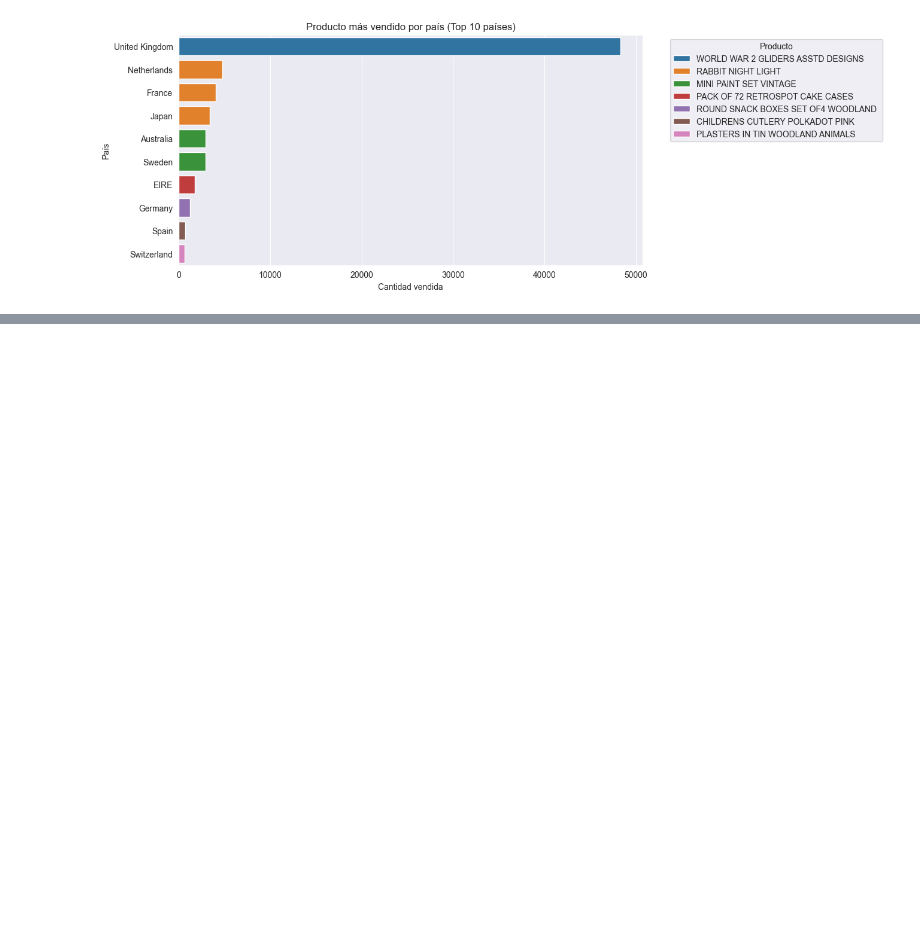
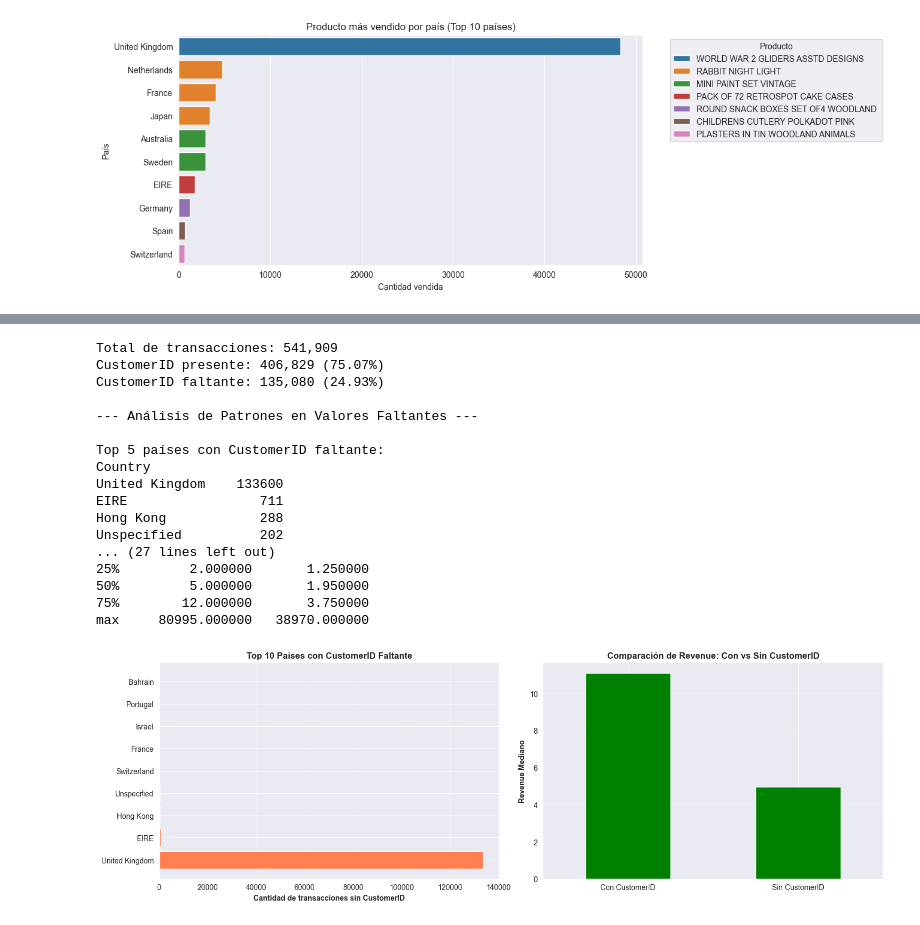
Before and after one commit to Metodologia-para-Data-Science-Grupo-1/FinalProject-MDS, a Jupyter notebook: notebook/mds-group1-notebook.ipynb, the cells around one changed output, grey strips where cells are left out. Saved outputs shown, nothing was run; the diff lists cells and outputs as text; code cells hidden in the pictures; blank space fills up the shorter version.

```diff
--- a/notebook/mds-group1-notebook.ipynb
+++ b/notebook/mds-group1-notebook.ipynb
@@ -208,0 +207,77 @@ df_cleaned['Quantity'] = df_cleaned['Quantity'].apply(lambda x: median_quantity
+# %%
+# Análisis de CustomerID faltante
+
+total_rows = len(df)
+missing_customerid = df['CustomerID'].isna().sum()
+present_customerid = df['CustomerID'].notna().sum()
+
+print(f"\nTotal de transacciones: {total_rows:,}")
+print(f"CustomerID presente: {present_customerid:,} ({present_customerid/total_rows*100:.2f}%)")
+print(f"CustomerID faltante: {missing_customerid:,} ({missing_customerid/total_rows*100:.2f}%)")
+
+# Analizar si hay patrones en los valores faltantes
+print("\n--- Análisis de Patrones en Valores Faltantes ---")
+
+# ¿Los valores faltantes están relacionados con ciertos países?
+missing_by_country = df[df['CustomerID'].isna()].groupby('Country').size().sort_values(ascending=False)
+print(f"\nTop 5 países con CustomerID faltante:")
+print(missing_by_country.head())
+
+# ¿Hay relación con el tipo de factura?
+df['InvoiceType'] = df['InvoiceNo'].astype(str).str[0]
+missing_by_invoice = df[df['CustomerID'].isna()].groupby('InvoiceType').size()
+print(f"\nCustomerID faltante por tipo de factura:")
+print(missing_by_invoice)
+
+# ¿Hay relación con valores de compra?
+print(f"\nEstadísticas de transacciones SIN CustomerID:")
+print(df[df['CustomerID'].isna()][['Quantity', 'UnitPrice']].describe())
+
+print(f"\nEstadísticas de transacciones CON CustomerID:")
+print(df[df['CustomerID'].notna()][['Quantity', 'UnitPrice']].describe())
+
+# Visualización de patrones
+fig, axes = plt.subplots(1, 2, figsize=(15, 5))
+
+# Distribución de CustomerID faltante por país
+top_missing_countries = missing_by_country.head(10)
+axes[0].barh(range(len(top_missing_countries)), top_missing_countries.values, color='coral')
+axes[0].set_yticks(range(len(top_missing_countries)))
+axes[0].set_yticklabels(top_missing_countries.index)
+axes[0].set_xlabel('Cantidad de transacciones sin CustomerID', fontweight='bold')
+axes[0].set_title('Top 10 Países con CustomerID Faltante', fontweight='bold')
+axes[0].grid(axis='x', alpha=0.3)
+
+# Comparación de Revenue con/sin CustomerID
+df['Revenue'] = df['Quantity'] * df['UnitPrice']
+revenue_comparison = pd.DataFrame({
+    'Con CustomerID': [df[df['CustomerID'].notna()]['Revenue'].median()],
+    'Sin CustomerID': [df[df['CustomerID'].isna()]['Revenue'].median()]
+})
+revenue_comparison.T.plot(kind='bar', ax=axes[1], color=['green', 'red'], legend=False)
+axes[1].set_ylabel('Revenue Mediano', fontweight='bold')
+axes[1].set_title('Comparación de Revenue: Con vs Sin CustomerID', fontweight='bold')
+axes[1].set_xticklabels(axes[1].get_xticklabels(), rotation=0)
+axes[1].grid(axis='y', alpha=0.3)
+
+plt.tight_layout()
+plt.show()
+# %% [output]
+Total de transacciones: 541,909
+CustomerID presente: 406,829 (75.07%)
+CustomerID faltante: 135,080 (24.93%)
+
+--- Análisis de Patrones en Valores Faltantes ---
+
+Top 5 países con CustomerID faltante:
+Country
+United Kingdom    133600
+EIRE                 711
+Hong Kong            288
+Unspecified          202
+... (27 lines left out)
+25%         2.000000       1.250000
+50%         5.000000       1.950000
+75%        12.000000       3.750000
+max     80995.000000   38970.000000
+[figure, added]
```
Also changed, not shown: parts of 32 cells of this notebook, 1 other file.
